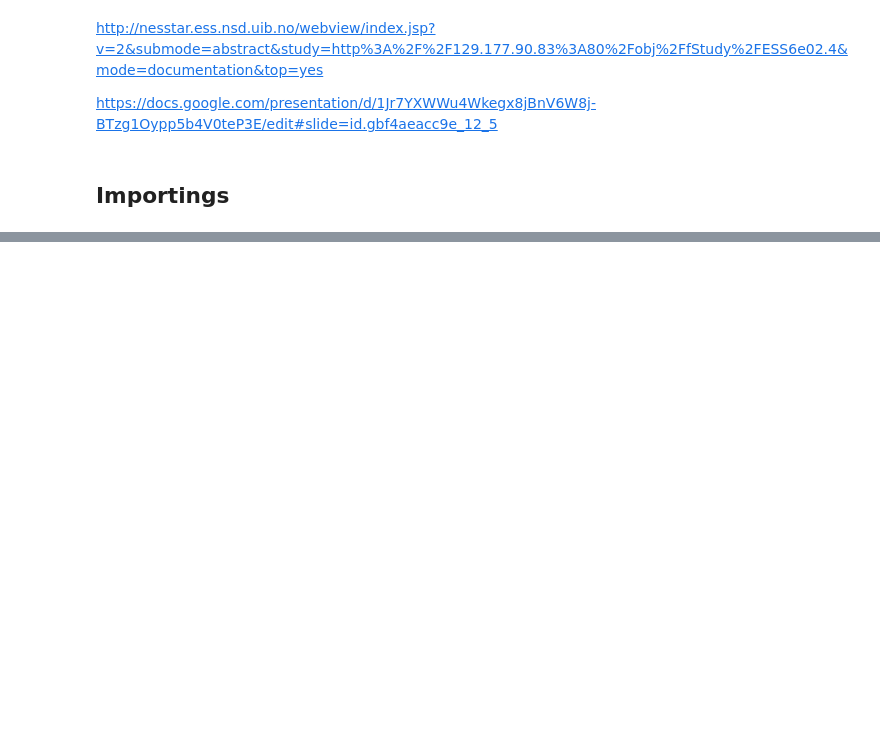
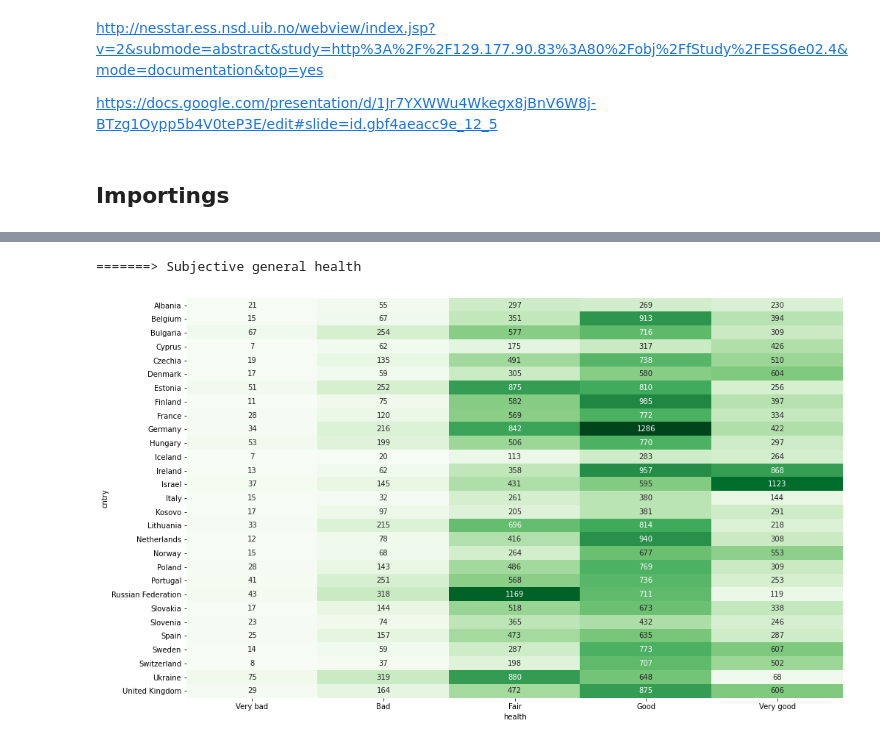
Before and after one commit to hasansalimkanmaz/data-visualization-course-assignment, a Jupyter notebook: Ossamu - EDA.ipynb, the cells around one changed output, grey strips where cells are left out. Drawn from its saved outputs; the diff is of its cells as text; code cells hidden in the pictures; blank space fills up the shorter version.

Commit message:
tasks "how well-being differs on contries" and "how employment alter well-being"

```diff
--- a/Ossamu - EDA.ipynb
+++ b/Ossamu - EDA.ipynb
@@ -235,0 +50,11 @@ https://medium.com/datarisk-io/entenda-como-a-an%C3%A1lise-fatorial-pode-ajudar-
+# %%
+wb_cols = ['stflife', 'happy', 'fltsd', 'fltdpr', 'enjlf', 'wrhpp', 'fltanx', 'fltpcfl',
+        'dclvlf', 'lchshcp', 'accdng', 'tmimdng', 'tmabdng', 'tmendng', 'dngval', 'sedirlf',
+        'optftr', 'lotsgot', 'pstvms', 'flrms', 'wrbknrm', 'deaimpp', 'flteeff', 'slprl', 'cldgng',
+        'enrglot', 'ppltrst', 'pplfair', 'pplhlp', 'pplahlp', 'flclpla', 'inprdsc', 'flapppl', 'rehlppl',
+        'fltlnl', 'lchshcp', 'aesfdrk', 'crmvct', 'health', 'hlthhmp', 'sclact', 'sclmeet']
+tr_cols = ['trstep', 'trstlgl', 'trstplc', 'trstplt', 'trstprl', 'trstprt', 'trstun']
+
+
+
+df = df[wb_cols + tr_cols]
@@ -235,0 +70,2 @@ https://medium.com/datarisk-io/entenda-como-a-an%C3%A1lise-fatorial-pode-ajudar-
+# %%
+dict_desc = dict(zip(df_desc['Column Name'], df_desc['Description']))
@@ -235,0 +136,28 @@ https://medium.com/datarisk-io/entenda-como-a-an%C3%A1lise-fatorial-pode-ajudar-
+# %%
+# employed if not unenployed in both variables
+df['employed'] = np.where(df['uempla'] + df['uempli'] == 0, 1, 0)
+# %%
+def plot_pivot_table(data, column, index='cntry', values=None, dict_desc=dict_desc,
+                     categories=None, figsize=(16, 10), cmap='coolwarm_r'):
+
+    '''Create pivot table of country by well-being dimension and aggregated by the sum of employed
+    '''
+
+    print('=======>', dict_desc[column]) # description of column
+
+    if categories:
+        data[column] = pd.Categorical(df[column], categories, ordered=True) # categorize variables
+
+    if values:
+        data = pd.pivot_table(data=data, values=values, columns=column, index=index, aggfunc='sum') # create pivot table
+    else:
+        data = pd.crosstab(data[index], data[column])
+
+    plt.figure(figsize=figsize)
+    sns.heatmap(data, annot=True, cbar=False, cmap=cmap, fmt='g') # heatmap of pivot table
+    plt.show()
+# %%
+plot_pivot_table(df, 'health', values='employed', categories=['Very bad', 'Bad', 'Fair', 'Good', 'Very good'], cmap='Greens')
+# %% [output]
+=======> Subjective general health
+[figure, added]
```
Also changed, not shown: parts of 55 cells of this notebook.
